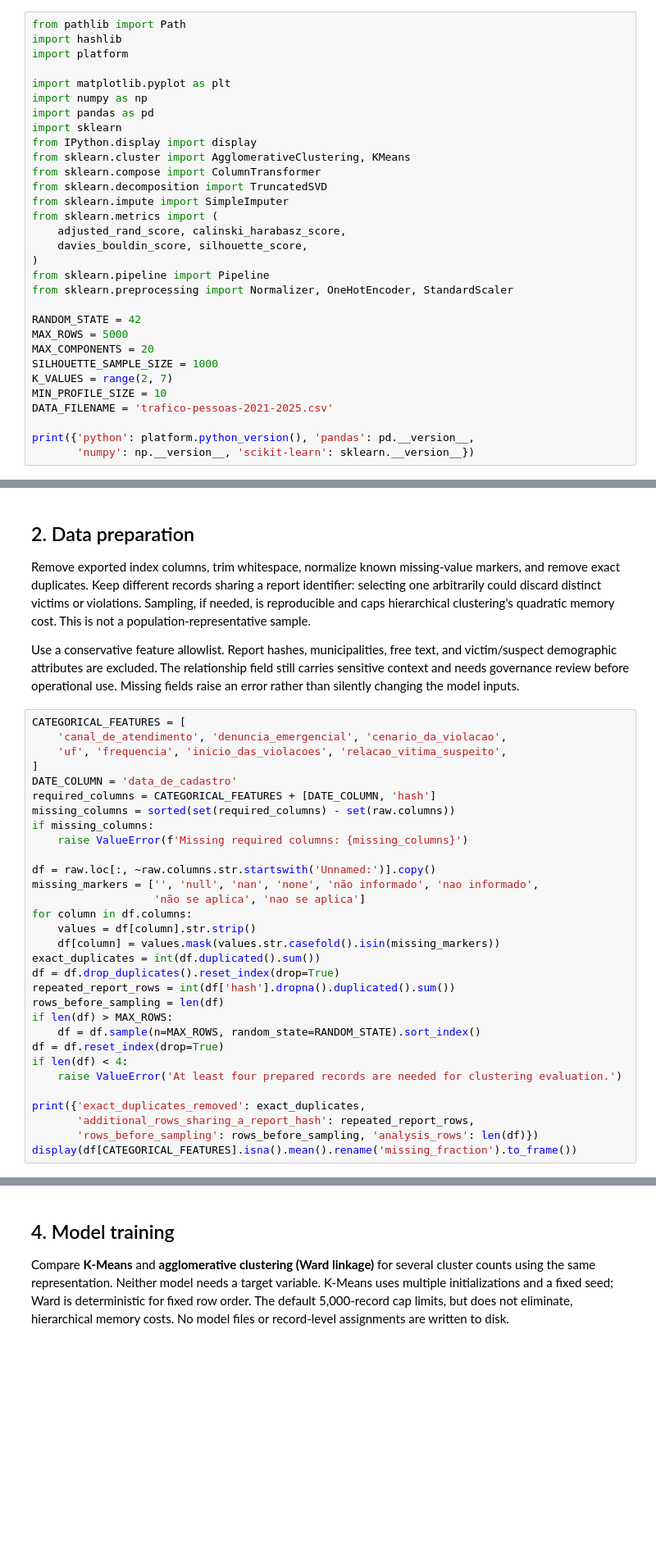
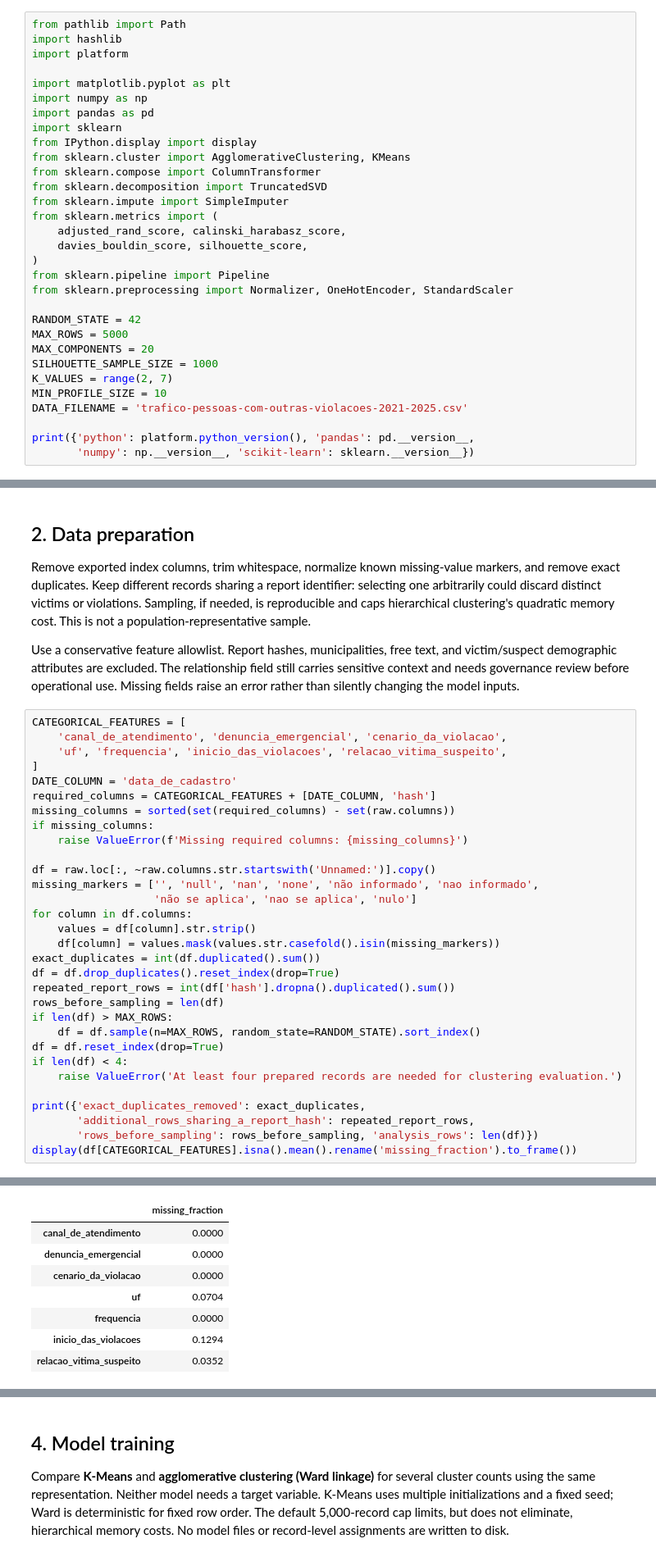
Before and after one commit to janaelsonalves/human-trafficking-analysis, a Jupyter notebook: notebooks/ml-unsupervised-pipeline.ipynb, the cells around one changed output, grey strips where cells are left out. Shown at 82% size. Drawn from its saved outputs; the diff is of its cells as text; blank space fills up the shorter version.

```diff
--- a/notebooks/ml-unsupervised-pipeline.ipynb
+++ b/notebooks/ml-unsupervised-pipeline.ipynb
@@ -35,7 +35,7 @@ MAX_COMPONENTS = 20
 SILHOUETTE_SAMPLE_SIZE = 1000
 K_VALUES = range(2, 7)
 MIN_PROFILE_SIZE = 10
-DATA_FILENAME = 'trafico-pessoas-2021-2025.csv'
+DATA_FILENAME = 'trafico-pessoas-com-outras-violacoes-2021-2025.csv'
 
 print({'python': platform.python_version(), 'pandas': pd.__version__,
        'numpy': np.__version__, 'scikit-learn': sklearn.__version__})
@@ -79,7 +83,7 @@ if missing_columns:
 
 df = raw.loc[:, ~raw.columns.str.startswith('Unnamed:')].copy()
 missing_markers = ['', 'null', 'nan', 'none', 'não informado', 'nao informado',
-                   'não se aplica', 'nao se aplica']
+                   'não se aplica', 'nao se aplica', 'nulo']
 for column in df.columns:
     values = df[column].str.strip()
     df[column] = values.mask(values.str.casefold().isin(missing_markers))
@@ -97,3 +101,4 @@ print({'exact_duplicates_removed': exact_duplicates,
        'additional_rows_sharing_a_report_hash': repeated_report_rows,
        'rows_before_sampling': rows_before_sampling, 'analysis_rows': len(df)})
 display(df[CATEGORICAL_FEATURES].isna().mean().rename('missing_fraction').to_frame())
+# %% [output]
@@ -100,3 +106,11 @@ display(df[CATEGORICAL_FEATURES].isna().mean().rename('missing_fraction').to_fra
+|  | missing_fraction |
+| canal_de_atendimento | 0.0000 |
+| denuncia_emergencial | 0.0000 |
+| cenario_da_violacao | 0.0000 |
+| uf | 0.0704 |
+| frequencia | 0.0000 |
+| inicio_das_violacoes | 0.1294 |
+| relacao_vitima_suspeito | 0.0352 |
 # %% [markdown]
 ## 3. Feature engineering
 
```
Also changed, not shown: parts of 8 cells of this notebook, 22 other files.
